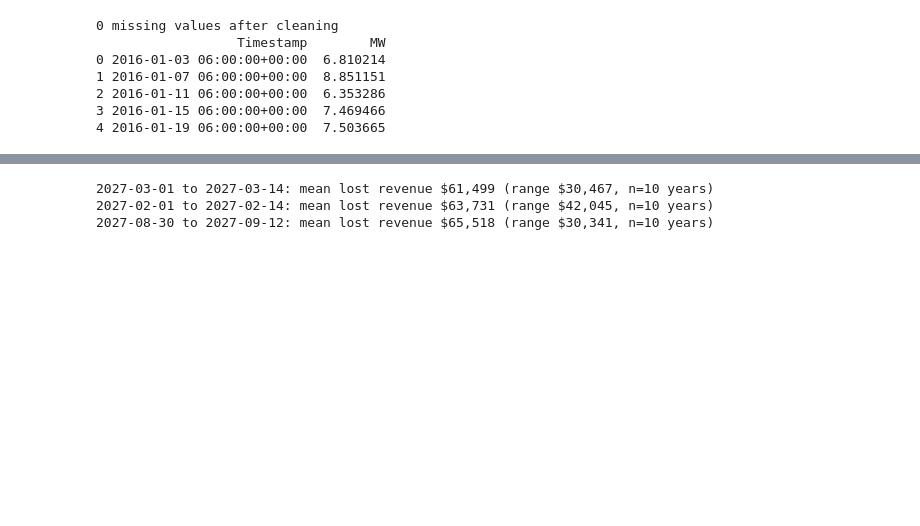
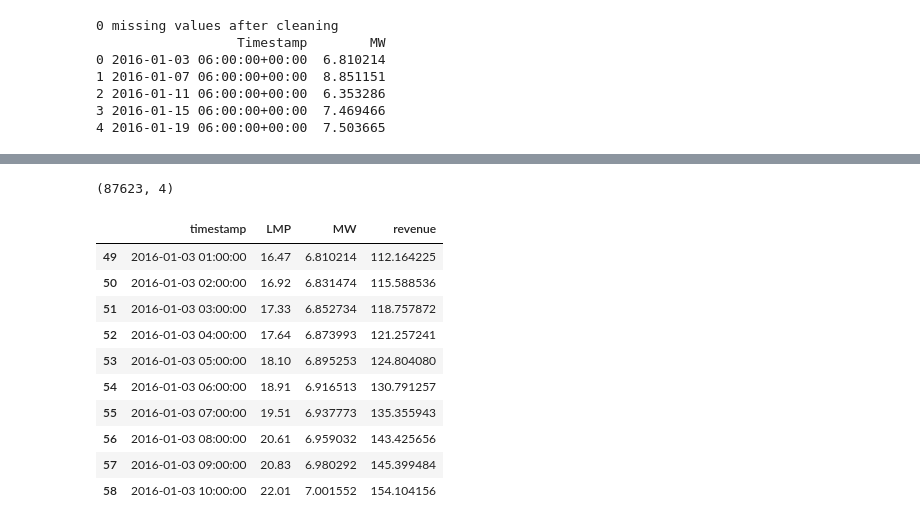
Before and after one commit to ohmygodjustload/DataScienceProblem, a Jupyter notebook: notebooks/analysis.ipynb, the cells around one changed output, grey strips where cells are left out. Drawn from its saved outputs; the diff is of its cells as text; code cells hidden in the pictures; blank space fills up the shorter version.

```diff
--- a/notebooks/analysis.ipynb
+++ b/notebooks/analysis.ipynb
@@ -99,25 +99,3 @@ print(gen_df.head())
 2 2016-01-11 06:00:00+00:00  6.353286
 3 2016-01-15 06:00:00+00:00  7.469466
 4 2016-01-19 06:00:00+00:00  7.503665
-# %%
-# Align generation timestamps to the same convention as LMP
-gen_df["Timestamp"] = gen_df["Timestamp"].dt.tz_convert("Etc/GMT+5").dt.tz_localize(None)
-
-lmp_df = lmp_df.sort_values("timestamp").reset_index(drop=True)
-gen_df = gen_df.sort_values("Timestamp").reset_index(drop=True)
-
-# For every hourly LMP row, attach most recent generation value at or before that timestamp
-merged = pd.merge_asof(
-    lmp_df, gen_df,
-    left_on="timestamp", right_on="Timestamp",
-    direction="backward"
-)
-
-# Hours before the very first generation reading will have nothing to carry forward, so drop those rows
-merged = merged.dropna(subset=["MW"]).reset_index(drop=True)
-
-# Revenue per hour: MW held from the last reading * that hour's real-time LMP
-merged["revenue"] = merged["MW"] * merged["LMP"]
-
-print(merged.shape)
-merged.head(10)
@@ -174,20 +102,29 @@ window_stats.head(10)
-# %%
-# Filter for windows with full data support, then translate top 3 into real 2027 dates
-full_years = window_stats["count"].max()
-candidates = window_stats[window_stats["count"] >= full_years - 1].sort_values("mean").head(3)
-
-def window_to_2027_dates(window_id):
-    week_start = (window_id - 1) * 2 + 1
-    week_end = week_start + 1
-    start = date.fromisocalendar(2027, week_start, 1)   # Monday of first week
-    end = date.fromisocalendar(2027, week_end, 7)       # Sunday of second week
-    return start, end
-
-for _, row in candidates.iterrows():
-    start, end = window_to_2027_dates(int(row["window_id"]))
-    print(f"{start} to {end}: mean lost revenue ${row['mean']:,.0f} "
-          f"(range ${row['min']:,.0f}, n={int(row['count'])} years)")
-# %% [output]
-2027-03-01 to 2027-03-14: mean lost revenue $61,499 (range $30,467, n=10 years)
-2027-02-01 to 2027-02-14: mean lost revenue $63,731 (range $42,045, n=10 years)
-2027-08-30 to 2027-09-12: mean lost revenue $65,518 (range $30,341, n=10 years)
+# %%
+# Interpolate
+
+gen_df["Timestamp"] = gen_df["Timestamp"].dt.tz_convert("Etc/GMT+5").dt.tz_localize(None)
+gen_indexed = gen_df.set_index("Timestamp")[["MW"]]
+full_hours = pd.date_range(lmp_df["timestamp"].min(), lmp_df["timestamp"].max(), freq="h")
+
+gen_hourly = gen_indexed.reindex(gen_indexed.index.union(full_hours))
+gen_hourly["MW"] = gen_hourly["MW"].interpolate(method="time")
+gen_hourly = gen_hourly.reindex(full_hours).rename_axis("timestamp").reset_index()
+
+merged_interp = lmp_df.merge(gen_hourly, on="timestamp", how="inner").dropna(subset=["MW"])
+merged_interp["revenue"] = merged_interp["MW"] * merged_interp["LMP"]
+
+print(merged_interp.shape)
+merged_interp.head(10)
+# %% [output]
+(87623, 4)
+|  | timestamp | LMP | MW | revenue |
+| 49 | 2016-01-03 01:00:00 | 16.47 | 6.810214 | 112.164225 |
+| 50 | 2016-01-03 02:00:00 | 16.92 | 6.831474 | 115.588536 |
+| 51 | 2016-01-03 03:00:00 | 17.33 | 6.852734 | 118.757872 |
+| 52 | 2016-01-03 04:00:00 | 17.64 | 6.873993 | 121.257241 |
+| 53 | 2016-01-03 05:00:00 | 18.10 | 6.895253 | 124.804080 |
+| 54 | 2016-01-03 06:00:00 | 18.91 | 6.916513 | 130.791257 |
+| 55 | 2016-01-03 07:00:00 | 19.51 | 6.937773 | 135.355943 |
+| 56 | 2016-01-03 08:00:00 | 20.61 | 6.959032 | 143.425656 |
+| 57 | 2016-01-03 09:00:00 | 20.83 | 6.980292 | 145.399484 |
+| 58 | 2016-01-03 10:00:00 | 22.01 | 7.001552 | 154.104156 |
```
Also changed, not shown: parts of 10 cells of this notebook, 1 other file.
